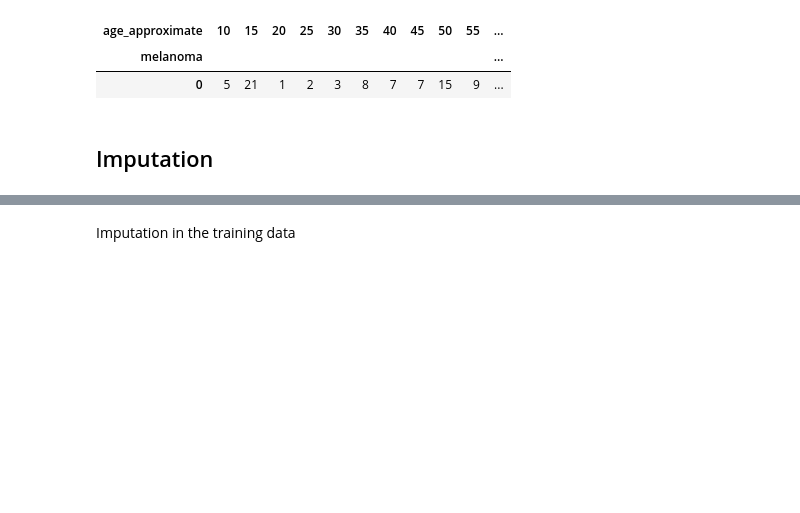
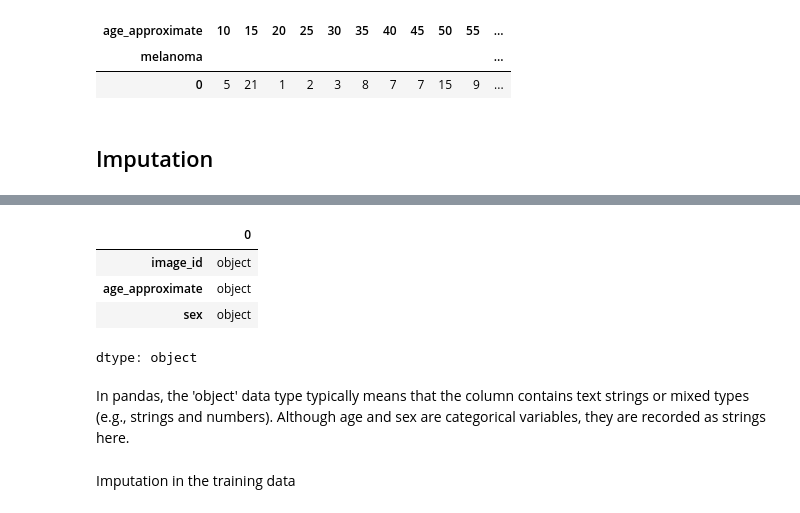
Before and after one commit to ElenaLecheva/Masters_thesis_Elena_Georgieva_Lecheva, a Jupyter notebook: Master's_thesis_2025_code_Elena_Georgieva_Lecheva.ipynb, the cells around one changed output, grey strips where cells are left out. Saved outputs shown, nothing was run; the diff lists cells and outputs as text; code cells hidden in the pictures; blank space fills up the shorter version.

```diff
--- a/Master's_thesis_2025_code_Elena_Georgieva_Lecheva.ipynb
+++ b/Master's_thesis_2025_code_Elena_Georgieva_Lecheva.ipynb
@@ -431,3 +449,13 @@ pd.crosstab(benign_df_val['melanoma'], val_df['age_approximate'])
+# %%
+test_df.dtypes
+# %% [output]
+|  | 0 |
+| image_id | object |
+| age_approximate | object |
+| sex | object |
+dtype: object
+# %% [markdown]
+In pandas, the 'object' data type typically means that the column contains text strings or mixed types (e.g., strings and numbers). Although age and sex are categorical variables, they are recorded as strings here.
 # %% [markdown]
 Imputation in the training data
 # %%
```
Also changed, not shown: parts of 4 cells of this notebook.
